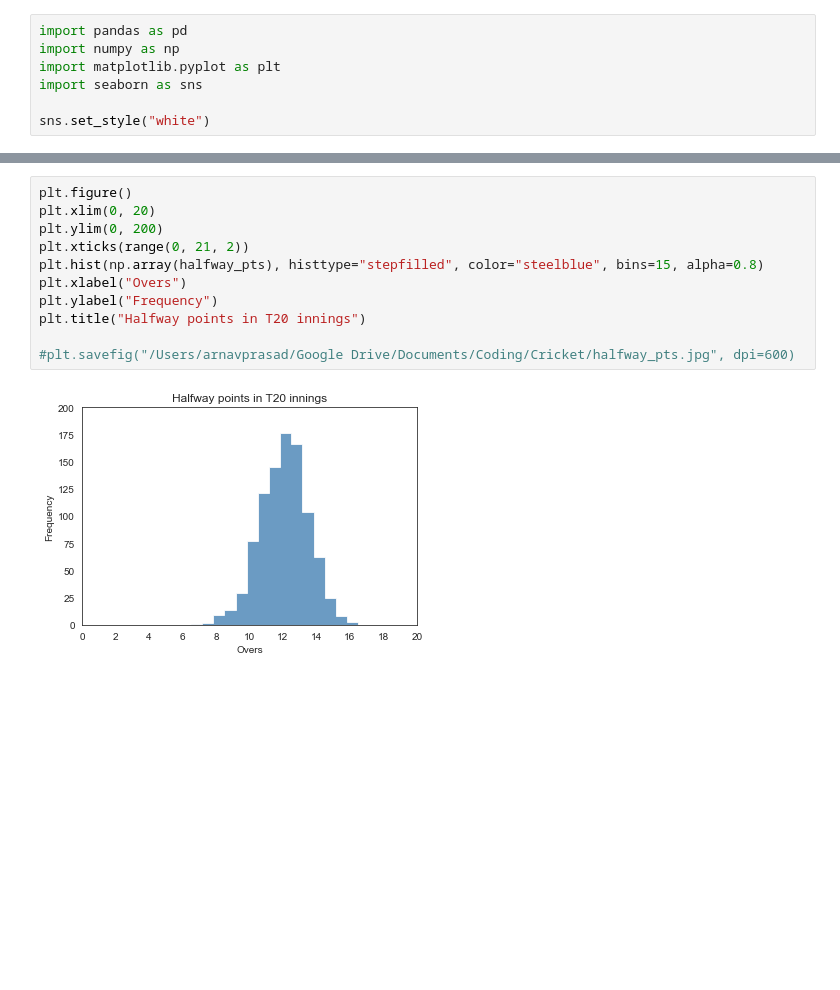
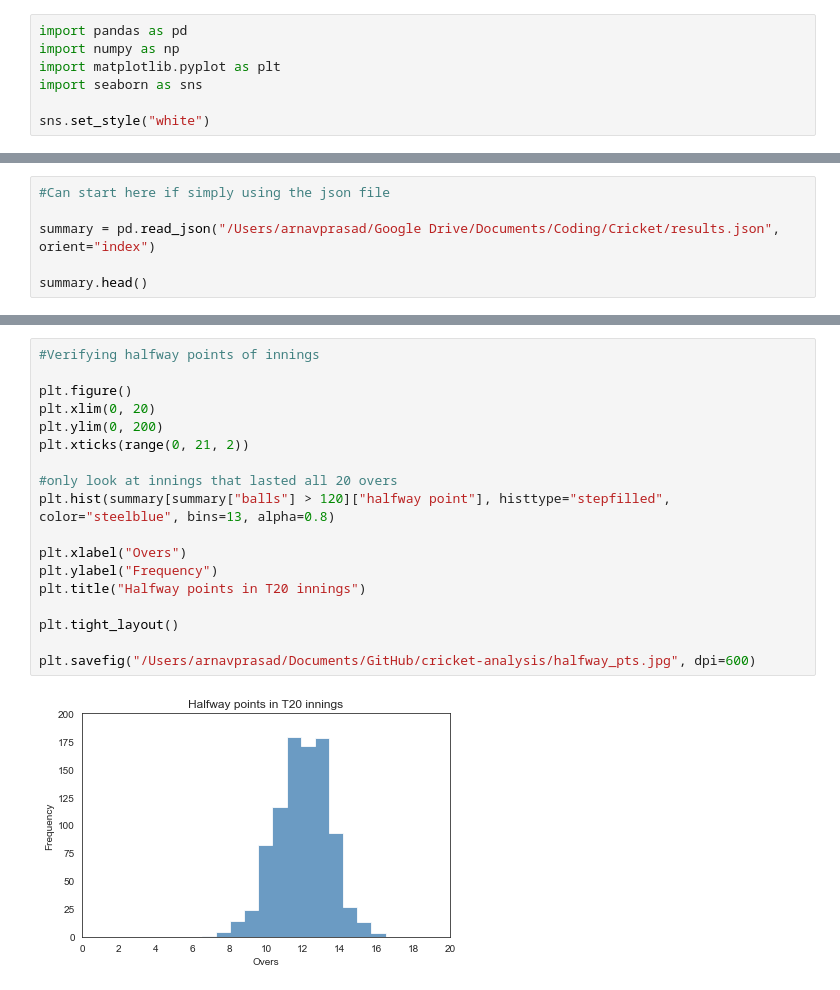
Before and after one commit to arnavprasad7/Cricket-analysis, a Jupyter notebook: t20.ipynb, the cells around one changed output, grey strips where cells are left out. Cells and saved outputs as stored; diff of their text form; blank space fills up the shorter version.

Commit message:
Organising data
Adjusted the dataset for super overs as well as for Duckworth/Lewis. Organised the cleaned data into a json file.

```diff
--- a/t20.ipynb
+++ b/t20.ipynb
@@ -72,0 +105,6 @@ for inning in data.keys():
+# %%
+#Can start here if simply using the json file
+
+summary = pd.read_json("/Users/arnavprasad/Google Drive/Documents/Coding/Cricket/results.json", orient="index")
+
+summary.head()
@@ -73,13 +118,20 @@ for inning in data.keys():
 # %%
+#Verifying halfway points of innings
+
 plt.figure()
 plt.xlim(0, 20)
 plt.ylim(0, 200)
 plt.xticks(range(0, 21, 2))
-plt.hist(np.array(halfway_pts), histtype="stepfilled", color="steelblue", bins=15, alpha=0.8)
+
+#only look at innings that lasted all 20 overs
+plt.hist(summary[summary["balls"] > 120]["halfway point"], histtype="stepfilled", color="steelblue", bins=13, alpha=0.8)
+
 plt.xlabel("Overs")
 plt.ylabel("Frequency")
 plt.title("Halfway points in T20 innings")
 
-#plt.savefig("/Users/arnavprasad/Google Drive/Documents/Coding/Cricket/halfway_pts.jpg", dpi=600)
+plt.tight_layout()
+
+plt.savefig("/Users/arnavprasad/Documents/GitHub/cricket-analysis/halfway_pts.jpg", dpi=600)
 # %% [output]
-[figure, old version]
+[figure, new version]
```
Also changed, not shown: parts of 10 cells of this notebook, 3 other files.
